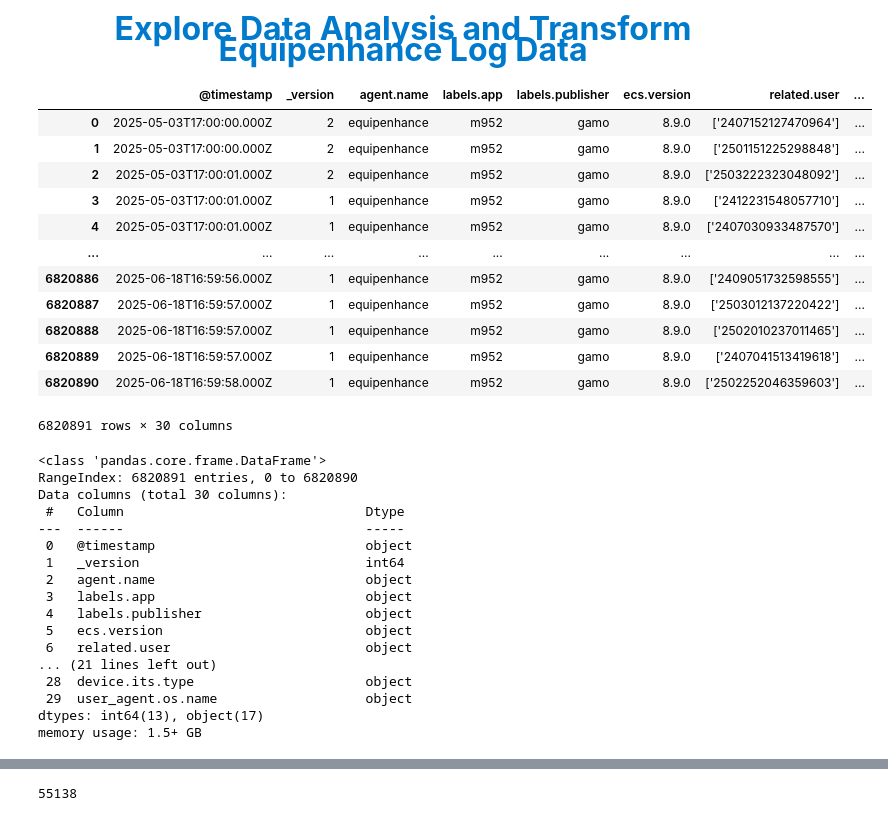
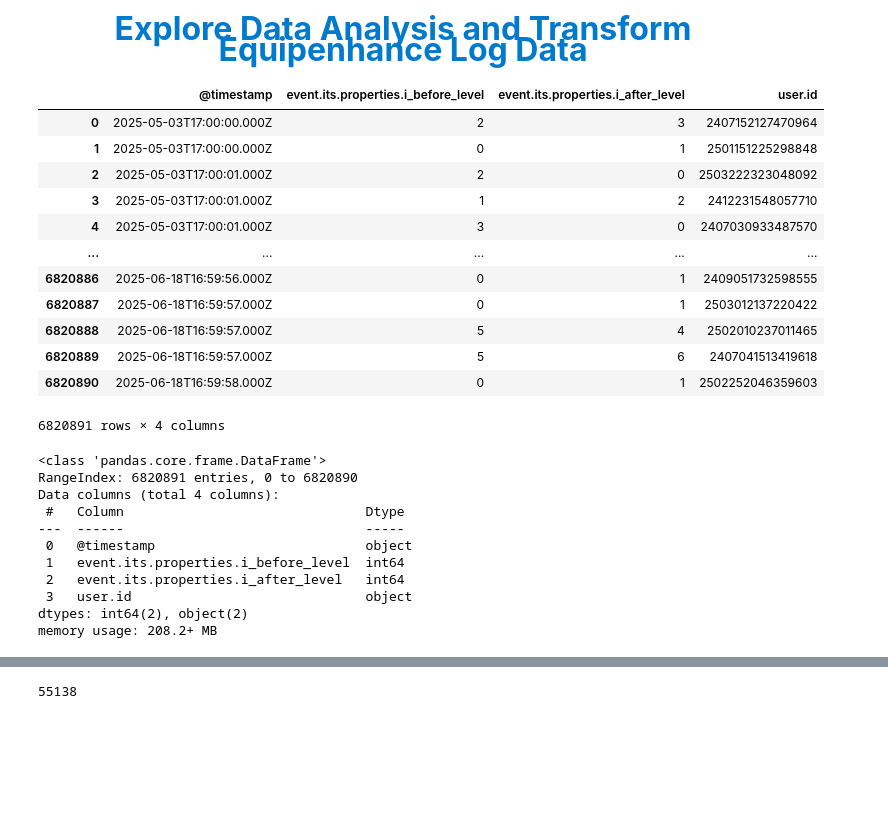
Before and after one commit to itcgosucorp/m952_ITS, a Jupyter notebook: EDA_transform/transform_equipenhance.ipynb, the cells around one changed output, grey strips where cells are left out. Saved outputs shown, nothing was run; the diff lists cells and outputs as text; code cells hidden in the pictures; blank space fills up the shorter version.

```diff
--- a/EDA_transform/transform_equipenhance.ipynb
+++ b/EDA_transform/transform_equipenhance.ipynb
@@ -12,22 +12,24 @@ pd.set_option('display.max_colwidth', None)
 pd.set_option('display.max_columns',None)
 pd.set_option('display.float_format', lambda x: '%.2f' % x)
 # %%
-df=pd.read_csv("../ingest_from_ITS/data/m952_equipenhance_2025-05-04_00-00-00_to_2025-06-19_00-00-00.csv")
+df=pd.read_csv("../ingest_from_ITS/data/m952_equipenhance_2025-05-04_00-00-00_to_2025-06-19_00-00-00.csv",
+               usecols=['@timestamp','user.id','event.its.properties.i_before_level','event.its.properties.i_after_level']
+            )
 df
 # %% [output]
-|  | @timestamp | _version | agent.name | labels.app | labels.publisher | ecs.version | related.user | ... |
-| 0 | 2025-05-03T17:00:00.000Z | 2 | equipenhance | m952 | gamo | 8.9.0 | ['2407152127470964'] | ... |
-| 1 | 2025-05-03T17:00:00.000Z | 2 | equipenhance | m952 | gamo | 8.9.0 | ['2501151225298848'] | ... |
-| 2 | 2025-05-03T17:00:01.000Z | 2 | equipenhance | m952 | gamo | 8.9.0 | ['2503222323048092'] | ... |
-| 3 | 2025-05-03T17:00:01.000Z | 1 | equipenhance | m952 | gamo | 8.9.0 | ['2412231548057710'] | ... |
-| 4 | 2025-05-03T17:00:01.000Z | 1 | equipenhance | m952 | gamo | 8.9.0 | ['2407030933487570'] | ... |
-| ... | ... | ... | ... | ... | ... | ... | ... | ... |
-| 6820886 | 2025-06-18T16:59:56.000Z | 1 | equipenhance | m952 | gamo | 8.9.0 | ['2409051732598555'] | ... |
-| 6820887 | 2025-06-18T16:59:57.000Z | 1 | equipenhance | m952 | gamo | 8.9.0 | ['2503012137220422'] | ... |
-| 6820888 | 2025-06-18T16:59:57.000Z | 1 | equipenhance | m952 | gamo | 8.9.0 | ['2502010237011465'] | ... |
-| 6820889 | 2025-06-18T16:59:57.000Z | 1 | equipenhance | m952 | gamo | 8.9.0 | ['2407041513419618'] | ... |
-| 6820890 | 2025-06-18T16:59:58.000Z | 1 | equipenhance | m952 | gamo | 8.9.0 | ['2502252046359603'] | ... |
+|  | @timestamp | event.its.properties.i_before_level | event.its.properties.i_after_level | user.id |
+| 0 | 2025-05-03T17:00:00.000Z | 2 | 3 | 2407152127470964 |
+| 1 | 2025-05-03T17:00:00.000Z | 0 | 1 | 2501151225298848 |
+| 2 | 2025-05-03T17:00:01.000Z | 2 | 0 | 2503222323048092 |
+| 3 | 2025-05-03T17:00:01.000Z | 1 | 2 | 2412231548057710 |
+| 4 | 2025-05-03T17:00:01.000Z | 3 | 0 | 2407030933487570 |
+| ... | ... | ... | ... | ... |
+| 6820886 | 2025-06-18T16:59:56.000Z | 0 | 1 | 2409051732598555 |
+| 6820887 | 2025-06-18T16:59:57.000Z | 0 | 1 | 2503012137220422 |
+| 6820888 | 2025-06-18T16:59:57.000Z | 5 | 4 | 2502010237011465 |
+| 6820889 | 2025-06-18T16:59:57.000Z | 5 | 6 | 2407041513419618 |
+| 6820890 | 2025-06-18T16:59:58.000Z | 0 | 1 | 2502252046359603 |
-6820891 rows × 30 columns
+6820891 rows × 4 columns
 # %%
 df['user.id']=df['user.id'].astype(str)
 # %%
@@ -35,21 +37,15 @@ df.info()
 # %% [output]
 <class 'pandas.core.frame.DataFrame'>
 RangeIndex: 6820891 entries, 0 to 6820890
-Data columns (total 30 columns):
+Data columns (total 4 columns):
  #   Column                               Dtype
 ---  ------                               -----
  0   @timestamp                           object
- 1   _version                             int64
- 2   agent.name                           object
- 3   labels.app                           object
- 4   labels.publisher                     object
- 5   ecs.version                          object
- 6   related.user                         object
-... (21 lines left out)
- 28  device.its.type                      object
- 29  user_agent.os.name                   object
-dtypes: int64(13), object(17)
-memory usage: 1.5+ GB
+ 1   event.its.properties.i_before_level  int64
+ 2   event.its.properties.i_after_level   int64
+ 3   user.id                              object
+dtypes: int64(2), object(2)
+memory usage: 208.2+ MB
 # %%
 df.describe()
 # %% [output]
```
Also changed, not shown: parts of 14 cells of this notebook, 3 other files.
